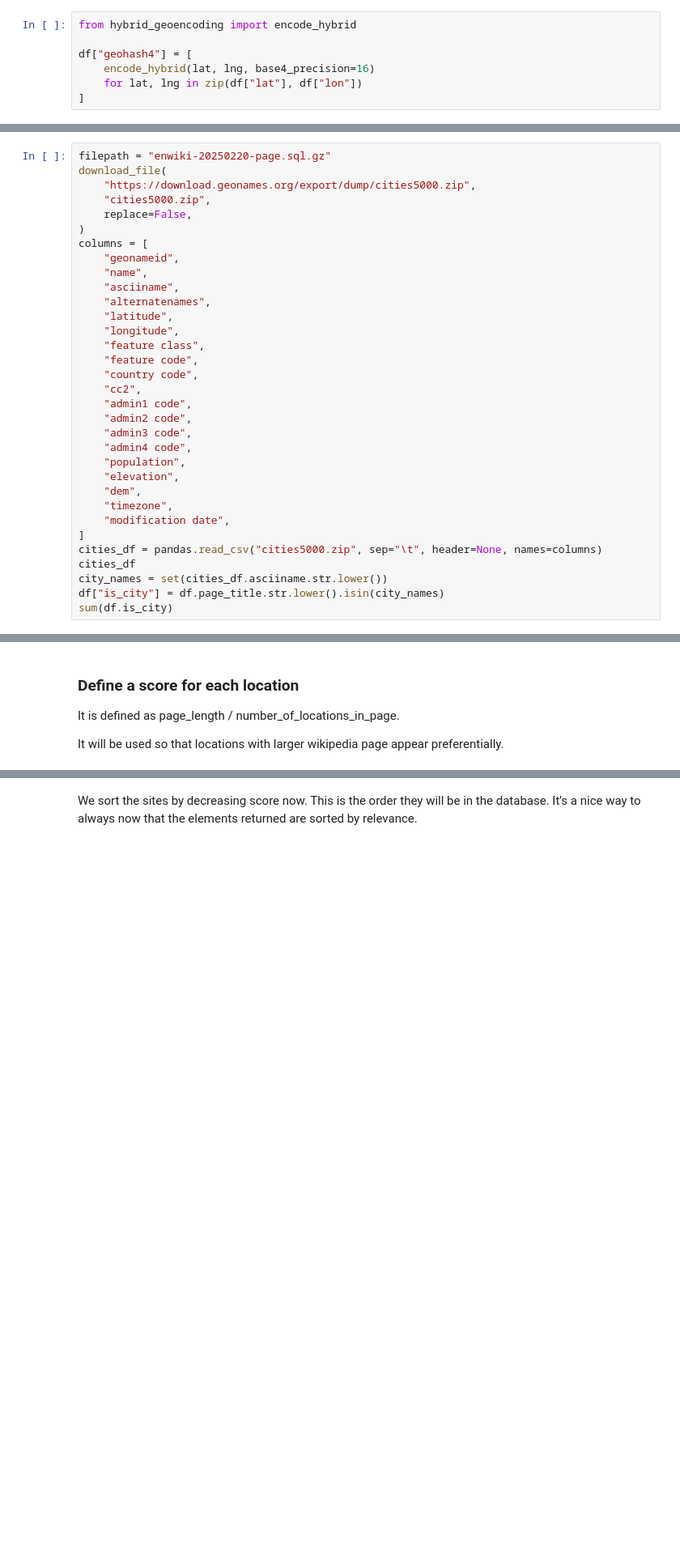
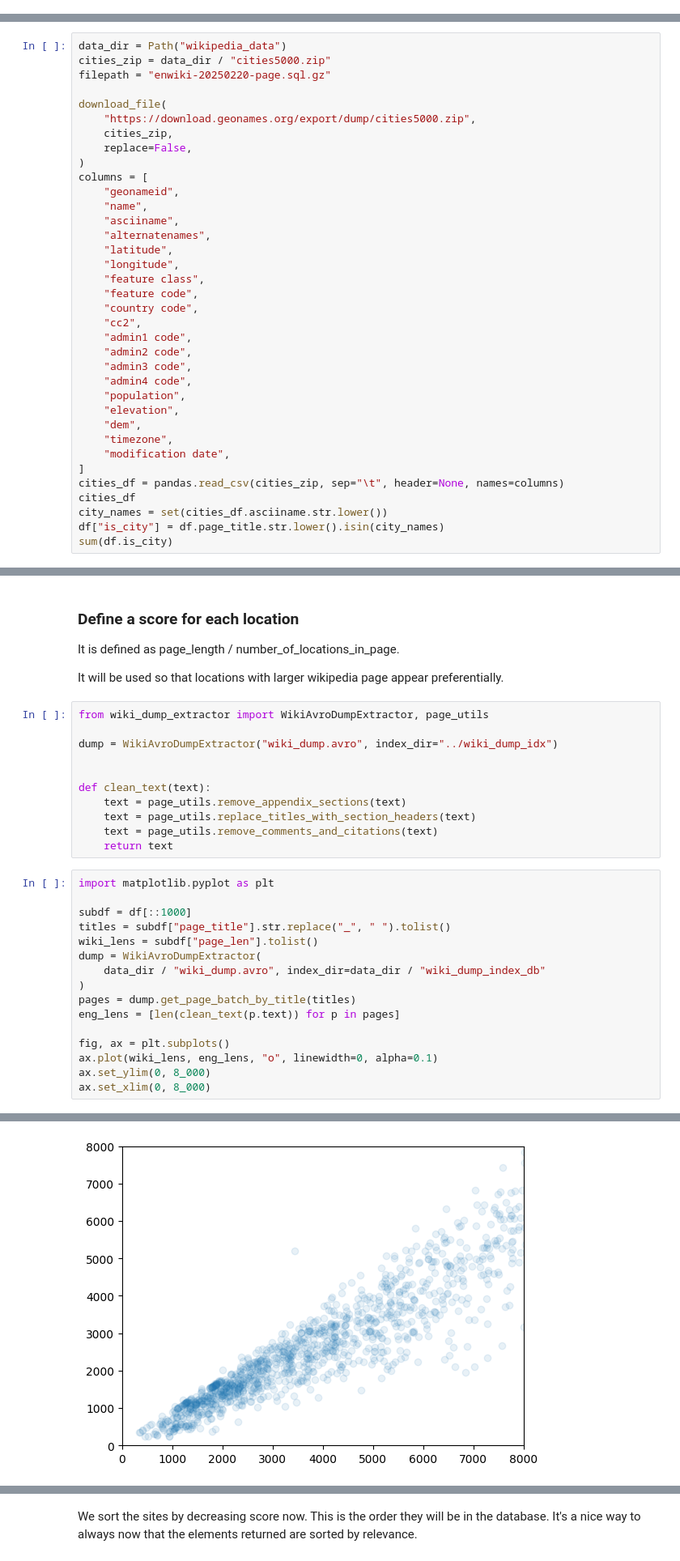
Before and after one commit to Zulko/landnotes, a Jupyter notebook: data_curation/geodata_curation.ipynb, the cells around one changed output, grey strips where cells are left out. Shown: that part at 81% size. Saved outputs shown, nothing was run; the diff lists cells and outputs as text; blank space fills up the shorter version.

```diff
--- a/data_curation/geodata_curation.ipynb
+++ b/data_curation/geodata_curation.ipynb
@@ -127,13 +232,6 @@ plot_df(df, s=0.1, alpha=0.1)
 We will use this modified geohash (it uses mostly base-4, which is perfect because the leaflet zoom basically zooms by factors of 2/4).
 
 We will also use the geohashes to deduplicate entries - but not before we've sorted the pages in the most interesting order possible.
-# %%
-from hybrid_geoencoding import encode_hybrid
-
-df["geohash4"] = [
-    encode_hybrid(lat, lng, base4_precision=16)
-    for lat, lng in zip(df["lat"], df["lon"])
-]
 # %% [markdown]
 ### Keep cities over events that happened in the cities
 
@@ -142,10 +240,13 @@ We want to know which entries are cities so we make sure to keep them.
 Keeping cities is important because users will search for e.g. "Paris" in search bar.
 We need to make sure that Paris is in the database, and hasn't been replaced by "2024 Olympics", just because the latter has the same location has a larger wikipedia page.
 # %%
+data_dir = Path("wikipedia_data")
+cities_zip = data_dir / "cities5000.zip"
 filepath = "enwiki-20250220-page.sql.gz"
+
 download_file(
     "https://download.geonames.org/export/dump/cities5000.zip",
-    "cities5000.zip",
+    cities_zip,
     replace=False,
 )
 columns = [
@@ -169,7 +270,7 @@ columns = [
     "timezone",
     "modification date",
 ]
-cities_df = pandas.read_csv("cities5000.zip", sep="\t", header=None, names=columns)
+cities_df = pandas.read_csv(cities_zip, sep="\t", header=None, names=columns)
 cities_df
 city_names = set(cities_df.asciiname.str.lower())
 df["is_city"] = df.page_title.str.lower().isin(city_names)
@@ -183,3 +284,31 @@ cities5000.zip already exists, skipping download.
 It is defined as page_length / number_of_locations_in_page.
 
 It will be used so that locations with larger wikipedia page appear preferentially.
+# %%
+from wiki_dump_extractor import WikiAvroDumpExtractor, page_utils
+
+dump = WikiAvroDumpExtractor("wiki_dump.avro", index_dir="../wiki_dump_idx")
+
+
+def clean_text(text):
+    text = page_utils.remove_appendix_sections(text)
+    text = page_utils.replace_titles_with_section_headers(text)
+    text = page_utils.remove_comments_and_citations(text)
+    return text
+# %%
+import matplotlib.pyplot as plt
+
+subdf = df[::1000]
+titles = subdf["page_title"].str.replace("_", " ").tolist()
+wiki_lens = subdf["page_len"].tolist()
+dump = WikiAvroDumpExtractor(
+    data_dir / "wiki_dump.avro", index_dir=data_dir / "wiki_dump_index_db"
+)
+pages = dump.get_page_batch_by_title(titles)
+eng_lens = [len(clean_text(p.text)) for p in pages]
+
+fig, ax = plt.subplots()
+ax.plot(wiki_lens, eng_lens, "o", linewidth=0, alpha=0.1)
+ax.set_ylim(0, 8_000)
+ax.set_xlim(0, 8_000)
+# %% [output]
@@ -185,0 +316 @@ It will be used so that locations with larger wikipedia page appear preferential
+[figure, added]
```
Also changed, not shown: parts of 32 cells of this notebook, 20 other files.
